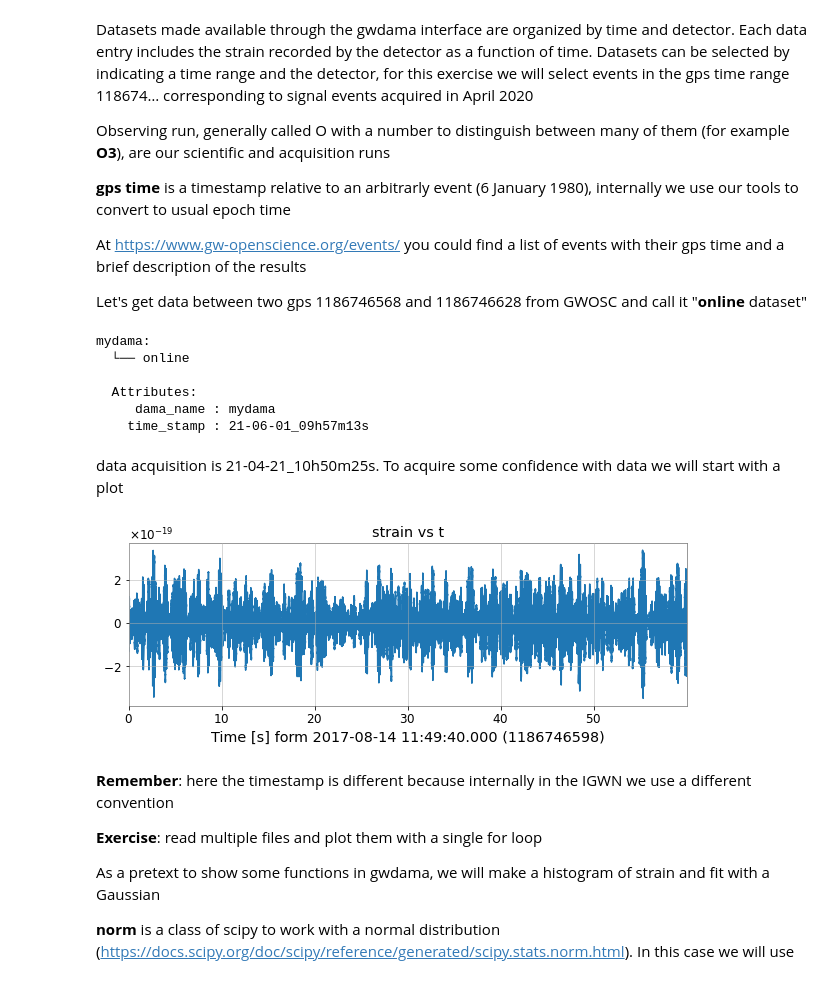
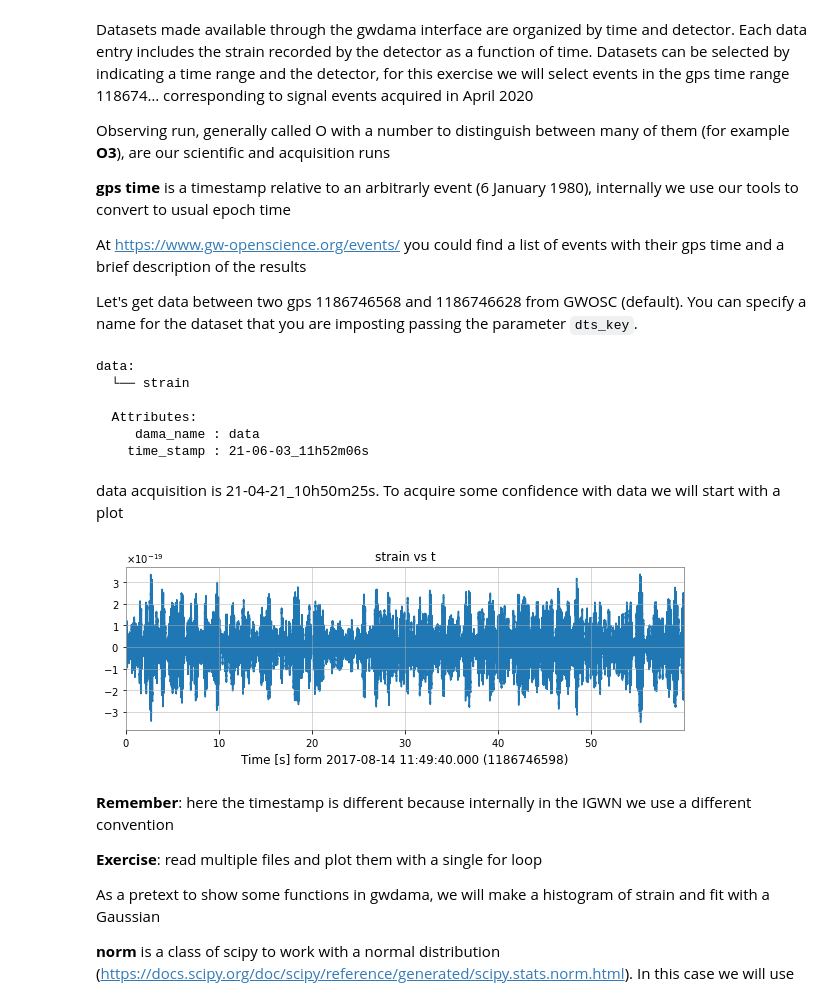
Before and after one commit to luca-rei/ml-genoa, a Jupyter notebook: virgo.ipynb, the cells around one changed output. Cells and saved outputs as stored; diff of their text form; code cells hidden in the pictures.

```diff
--- a/virgo.ipynb
+++ b/virgo.ipynb
@@ -63,36 +69,36 @@ Observing run, generally called O with a number to distinguish between many of t
 
 At https://www.gw-openscience.org/events/ you could find a list of events with their gps time and a brief description of the results
 
-Let's get data between two gps 1186746568 and 1186746628 from GWOSC and call it "**online** dataset"
+Let's get data between two gps 1186746568 and 1186746628 from GWOSC (default).  You can specify a name for the dataset that you are imposting passing the parameter `dts_key`.
 # %%
 event_gps = 1186746618
-dama = GwDataManager()
-dama.read_gwdata(event_gps - 50, event_gps +10, ifo='L1',data_source="gwosc-online",dts_key='online')
+dm = GwDataManager("data")
+dm.read_gwdata(event_gps - 50, event_gps +10, ifo='L1')
 # %%
-print(dama)
+print(dm)
 # %% [output]
-mydama:
-  └── online
+data:
+  └── strain
 
   Attributes:
-     dama_name : mydama
-    time_stamp : 21-06-01_09h57m13s
+     dama_name : data
+    time_stamp : 21-06-03_11h52m06s
 # %% [markdown]
 data acquisition is 21-04-21_10h50m25s.
 To acquire some confidence with data we will start with a plot
 # %%
-online=dama['online']
+online=dm['strain']
 
 # time vs strain
 # to make plot more nice add some properties, they will be addedd to the figure
 online.attrs['t0'] = 1186746598
 online.attrs['sample_rate'] = 4096   # Unit Hz
 online.attrs['unit'] = ""
 online.attrs['channel'] = "strain vs t"
 
 online.plot()
 # %% [output]
-[figure, old version]
+[figure, new version]
 # %% [markdown]
 **Remember**: here the timestamp is different because internally in the IGWN we use a different convention
 
```
Also changed, not shown: parts of 36 cells of this notebook.
